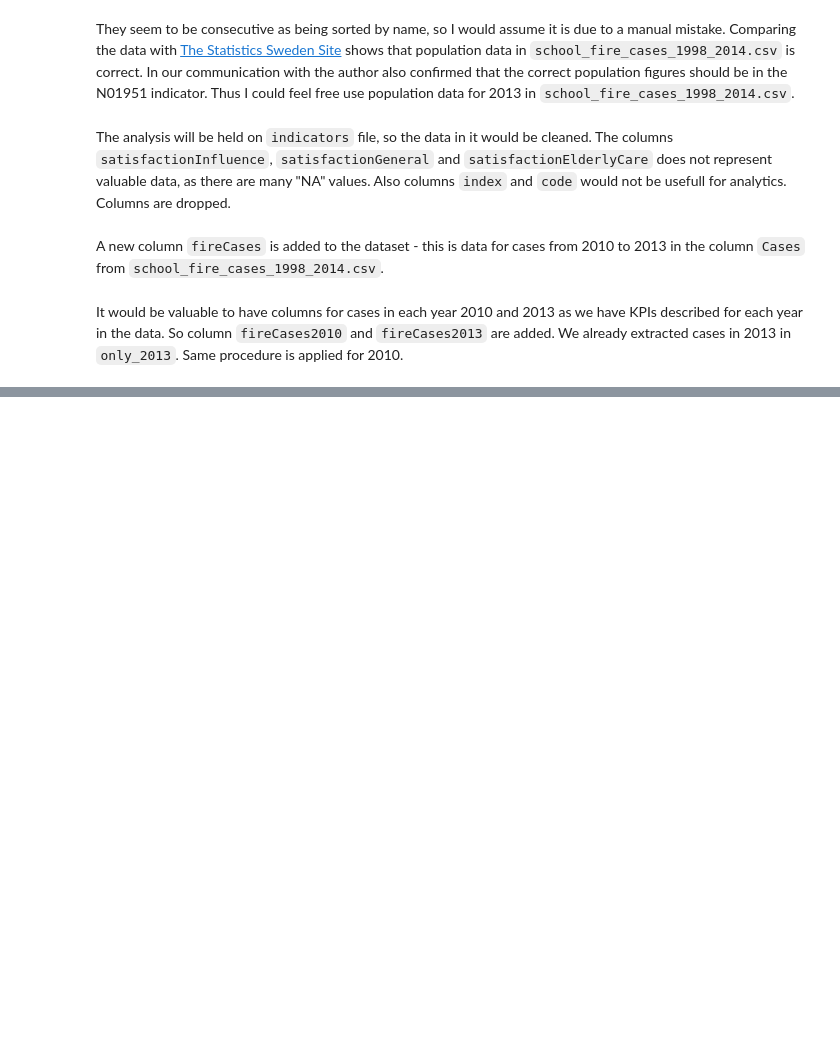
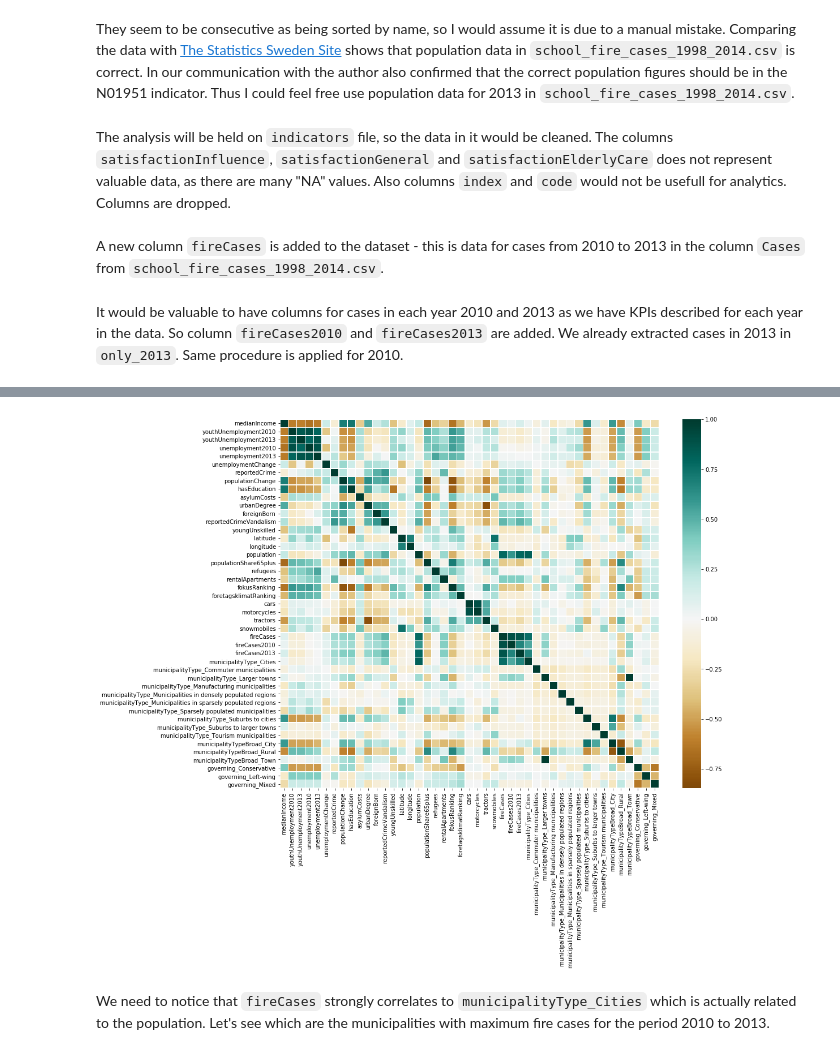
Before and after one commit to ignatovasashka/Exam-Project-Machine-Learning, a Jupyter notebook: School Fire Cases in Sweden and KPIs.ipynb, the cells around one changed output, grey strips where cells are left out. Cells and saved outputs as stored; diff of their text form; code cells hidden in the pictures; blank space fills up the shorter version.

```diff
--- a/School Fire Cases in Sweden and KPIs.ipynb
+++ b/School Fire Cases in Sweden and KPIs.ipynb
@@ -267,2 +281,12 @@ We need to get indicator (dummy) variables for all categorical columns.
 # %%
 indicators_dummies = pd.get_dummies(indicators)
+# %%
+indicators_features_list_dummy = indicators_dummies.columns
+cor_mat_dummy = indicators_dummies.loc[:, indicators_features_list_dummy].corr()
+f, ax = plt.subplots(figsize=(15, 12))
+sns.heatmap(cor_mat_dummy, linewidths=.5, ax=ax, cmap="BrBG", center = 0)
+plt.show()
+# %% [output]
+[figure, added]
+# %% [markdown]
+We need to notice that `fireCases` strongly correlates to `municipalityType_Cities` which is actually related to the population. Let's see which are the municipalities with maximum fire cases for the period 2010 to 2013.
```
Also changed, not shown: parts of 24 cells of this notebook.
